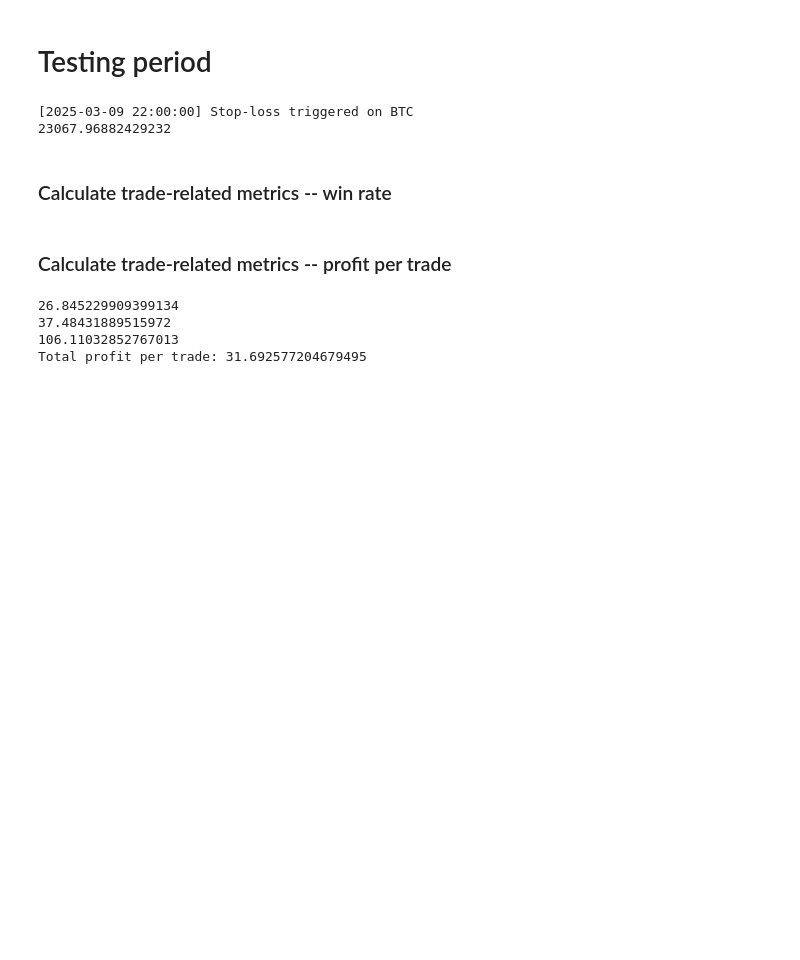
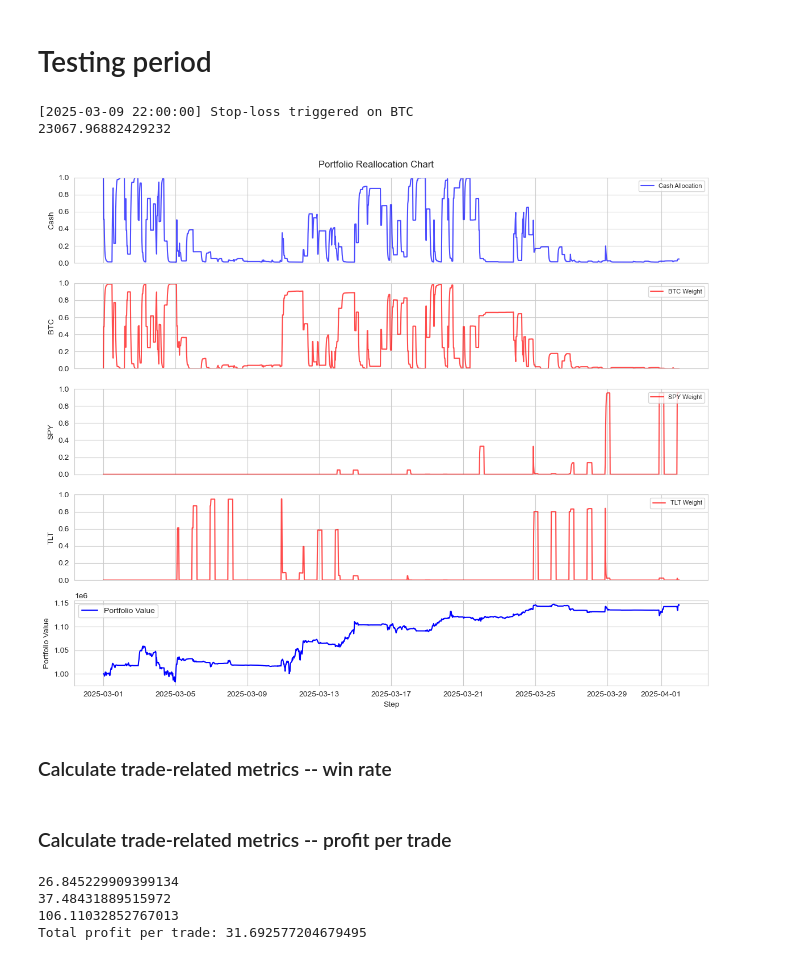
Before and after one commit to jeswid/DSE4211_Trading_Strategy, a Jupyter notebook: src/Bollinger Bands final with RF.ipynb, the cells around one changed output. Drawn from its saved outputs; the diff is of its cells as text; code cells hidden in the pictures; blank space fills up the shorter version.

Commit message:
added plot

```diff
--- a/src/Bollinger Bands final with RF.ipynb
+++ b/src/Bollinger Bands final with RF.ipynb
@@ -632,6 +646,59 @@ backtesting_df_march = backtest_bb_strategy(btc, spy, tlt, datetime.datetime(202
 # %% [output]
 [2025-03-09 22:00:00] Stop-loss triggered on BTC
 23067.96882429232
+# %%
+import matplotlib.pyplot as plt
+import pandas as pd
+
+# Define the number of assets
+num_assets = 3  # Adjust if you have more
+
+# Normalize allocations to weights
+cash_allocation = backtesting_df_march['CashAlloc'] / backtesting_df_march['PortfolioValue']
+btc_weights = backtesting_df_march['BTCAlloc'] * backtesting_df_march['BTCPrice'] / backtesting_df_march['PortfolioValue']
+spy_weights = backtesting_df_march['SPYAlloc'] * backtesting_df_march['SPYPrice'] / backtesting_df_march['PortfolioValue']
+tlt_weights = backtesting_df_march['TLTAlloc'] * backtesting_df_march['TLTPrice'] / backtesting_df_march['PortfolioValue']
+
+# Combine asset weights into a DataFrame
+asset_weights = pd.DataFrame({
+    'BTC': btc_weights,
+    'SPY': spy_weights,
+    'TLT': tlt_weights
+})
+
+# Portfolio value
+portfolio_value = backtesting_df_march['PortfolioValue']
+time = backtesting_df_march['Date']
+
+# Create subplots
+fig, axes = plt.subplots(num_assets + 2, 1, figsize=(12, 10), sharex=True)
+
+# Plot cash allocation
+axes[0].plot(time, cash_allocation, color='blue', label='Cash Allocation', alpha=0.7)
+axes[0].set_ylabel("Cash")
+axes[0].set_ylim(0, 1)
+axes[0].legend(loc="upper right", fontsize=8)
+
+# Plot asset allocations and weights
+for i, asset in enumerate(asset_weights.columns):
+    ax = axes[i + 1]
+    ax.plot(time, asset_weights[asset], color='red', alpha=0.7, label=f'{asset} Weight')
+    ax.set_ylabel(f"{asset}")
+    ax.set_ylim(0, 1)  # Weights should be between 0-1
+    ax.legend(loc="upper right", fontsize=8)
+
+# Plot portfolio value
+axes[-1].plot(time, portfolio_value, color='blue', label="Portfolio Value")
+axes[-1].set_ylabel("Portfolio Value")
+axes[-1].set_xlabel("Step")
+axes[-1].legend()
+
+# Adjust layout
+plt.suptitle("Portfolio Reallocation Chart")
+plt.tight_layout()
+plt.show()
+# %% [output]
+[figure, added]
 # %% [markdown]
 ### Calculate trade-related metrics -- win rate
 # %%
```
Also changed, not shown: parts of 3 cells of this notebook.
